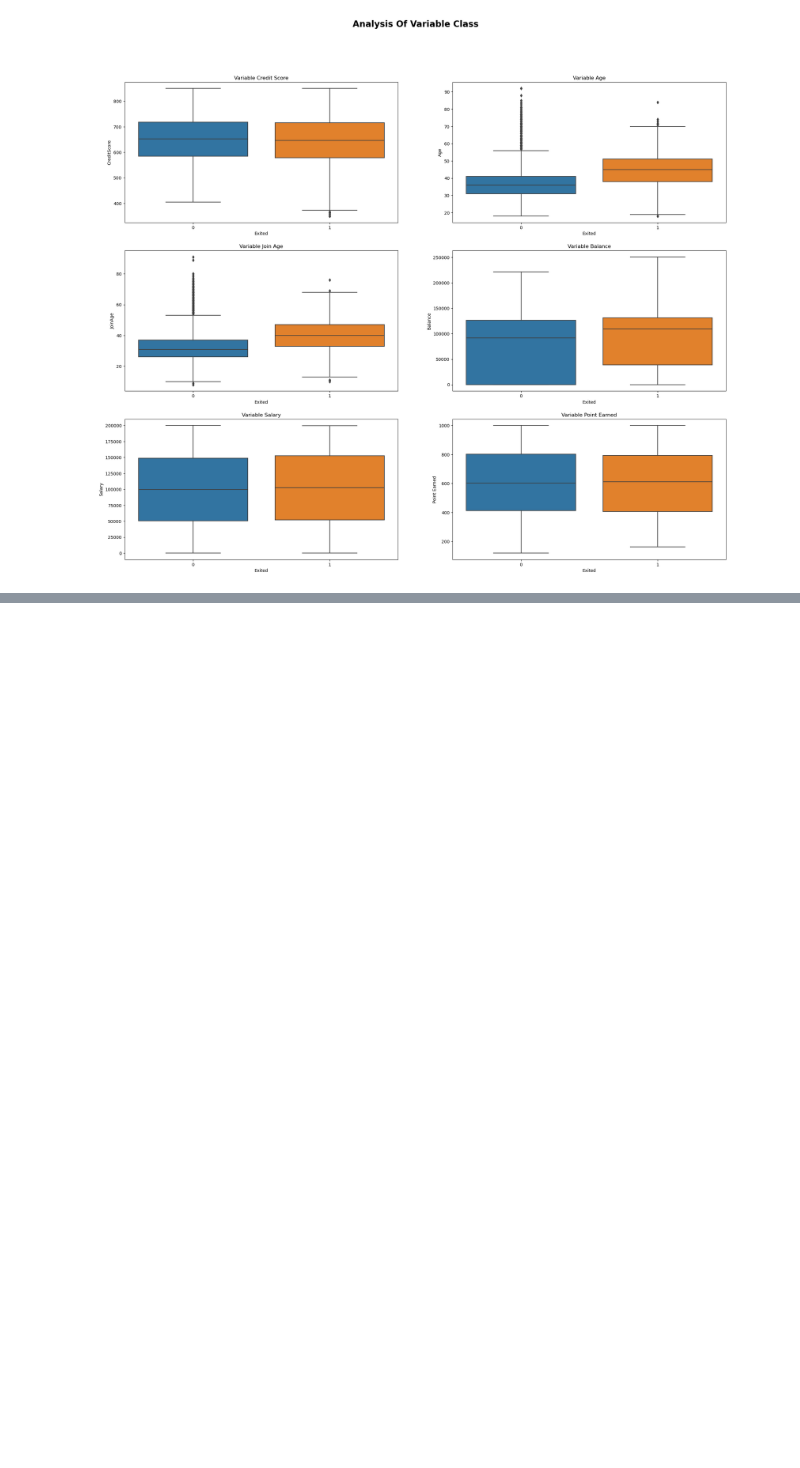
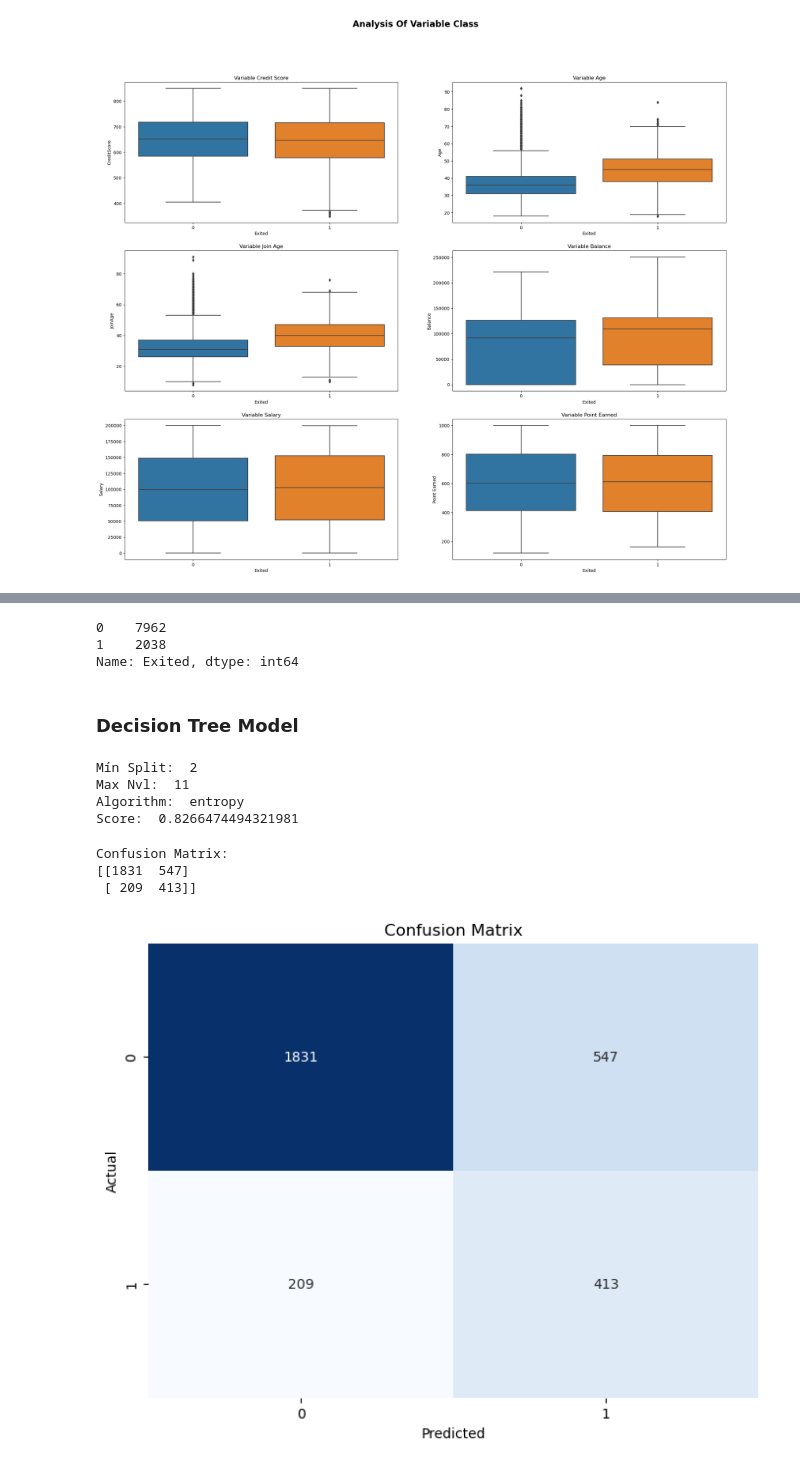
Before and after one commit to rahmxd/Week-11-Group-Project, a Jupyter notebook: EDA.ipynb, the cells around one changed output, grey strips where cells are left out. Drawn from its saved outputs; the diff is of its cells as text; code cells hidden in the pictures; blank space fills up the shorter version.

Commit message:
update EDA: Decision Tree Modelling finished

```diff
--- a/EDA.ipynb
+++ b/EDA.ipynb
@@ -430,0 +402,6 @@ Score:  0.7886822978450997
+# %%
+df1['Exited'].value_counts()
+# %% [output]
+0    7962
+1    2038
+Name: Exited, dtype: int64
@@ -430,0 +412,57 @@ Score:  0.7886822978450997
+# %% [markdown]
+### Decision Tree Model
+# %%
+parameters = {'max_depth': [3, 4, 5, 6, 7, 9, 11],
+              'min_samples_split': [2, 3, 4, 5, 6, 7],
+              'criterion': ['entropy', 'gini']
+             }
+
+model = DecisionTreeClassifier()
+gridDecisionTree = RandomizedSearchCV(model, parameters, cv = 3, n_jobs = -1)
+gridDecisionTree.fit(X_train, y_train)
+
+print('Mín Split: ', gridDecisionTree.best_estimator_.min_samples_split)
+print('Max Nvl: ', gridDecisionTree.best_estimator_.max_depth)
+print('Algorithm: ', gridDecisionTree.best_estimator_.criterion)
+print('Score: ', gridDecisionTree.best_score_)
+# %% [output]
+Mín Split:  2
+Max Nvl:  11
+Algorithm:  entropy
+Score:  0.8266474494321981
+# %%
+# decision_tree = DecisionTreeClassifier(criterion = 'entropy', min_samples_split = 2, max_depth= 11, random_state=0)
+# decision_tree.fit(X_train, y_train)
+# previsoes = decision_tree.predict(X_test)
+
+# cm = confusion_matrix(decision_tree)
+# cm.fit(X_train, y_train)
+# cm.score(X_test, y_test)
+
+# Initialize and train the decision tree model
+decision_tree = DecisionTreeClassifier(criterion='entropy', min_samples_split=2, max_depth=11, random_state=0)
+decision_tree.fit(X_train, y_train)
+
+# Obtain predictions on the test data
+predictions = decision_tree.predict(X_test)
+
+# Calculate the confusion matrix
+cm = confusion_matrix(y_test, predictions)
+
+# Print the confusion matrix
+print("Confusion Matrix:")
+print(cm)
+# %% [output]
+Confusion Matrix:
+[[1831  547]
+ [ 209  413]]
+# %%
+# Create a heatmap of the confusion matrix
+plt.figure(figsize=(8, 6))
+sns.heatmap(cm, annot=True, cmap='Blues', fmt='g', cbar=False)
+plt.xlabel('Predicted')
+plt.ylabel('Actual')
+plt.title('Confusion Matrix')
+plt.show()
+# %% [output]
+[figure, added]
```
Also changed, not shown: parts of 34 cells of this notebook.
